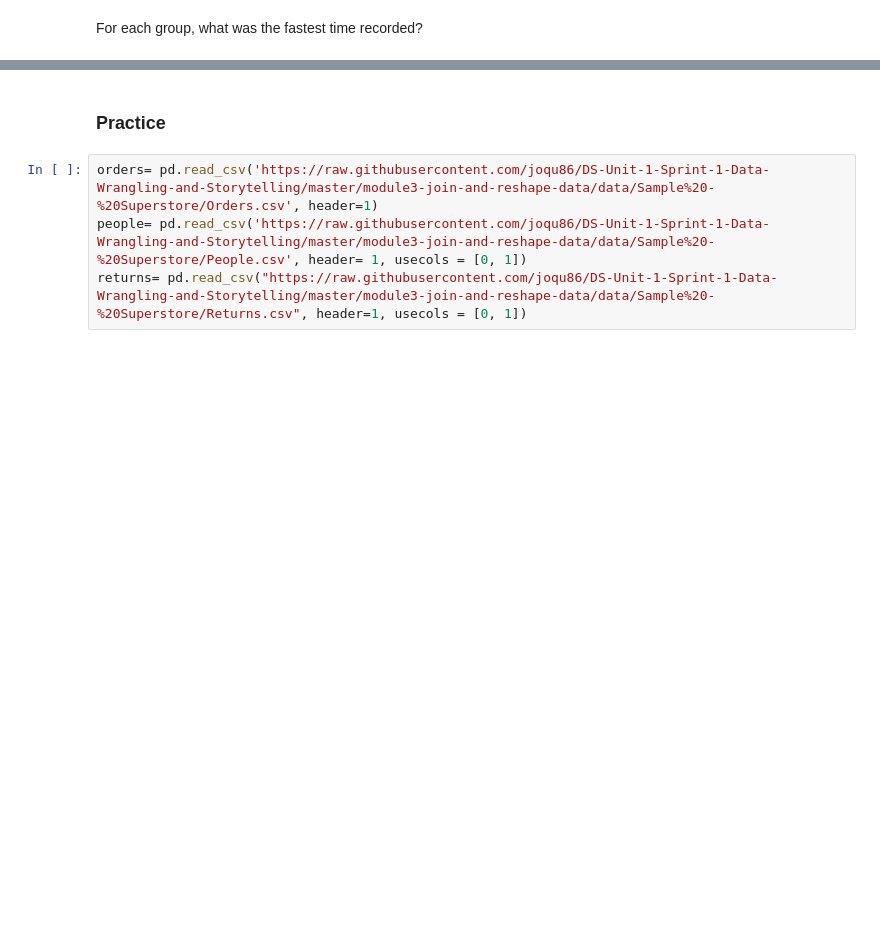
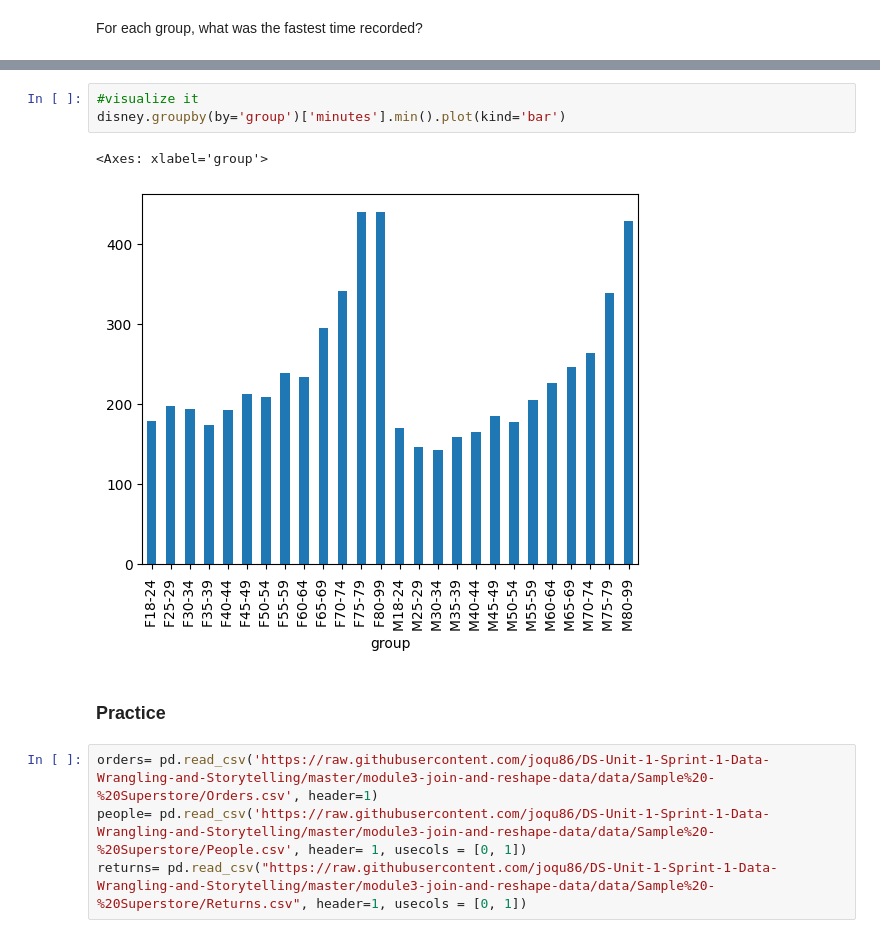
Before and after one commit to sikoh/DS-Data-Wrangling-and-Storytelling, a Jupyter notebook: Join-And-Reshape-Data/DS_JoinAndReshapeData_Lecture_Notes.ipynb, the cells around one changed output, grey strips where cells are left out. Cells and saved outputs as stored; diff of their text form; blank space fills up the shorter version.

```diff
--- a/Join-And-Reshape-Data/DS_JoinAndReshapeData_Lecture_Notes.ipynb
+++ b/Join-And-Reshape-Data/DS_JoinAndReshapeData_Lecture_Notes.ipynb
@@ -458,3 +492,9 @@ For each group, what was the fastest time recorded?
+# %%
+#visualize it
+disney.groupby(by='group')['minutes'].min().plot(kind='bar')
+# %% [output]
+<Axes: xlabel='group'>
+[figure, added]
 # %% [markdown]
 ### Practice
 # %%
```
Also changed, not shown: parts of 12 cells of this notebook.
